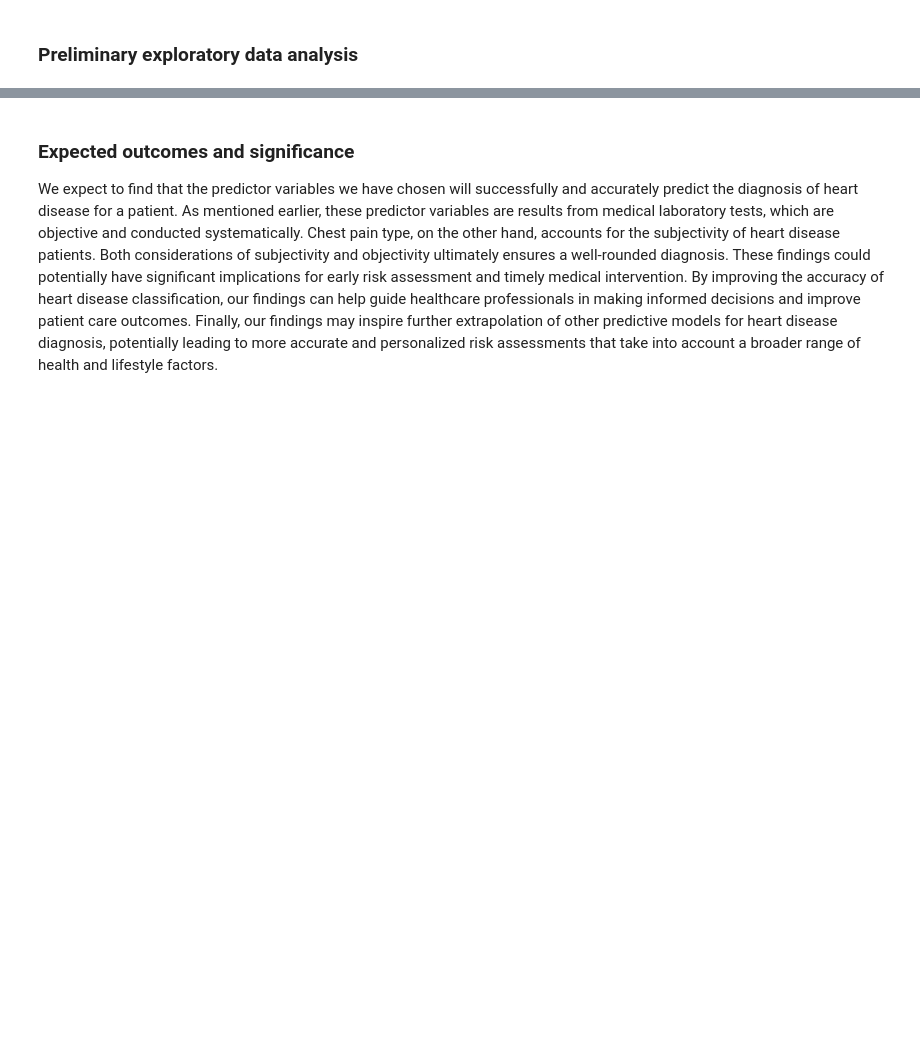
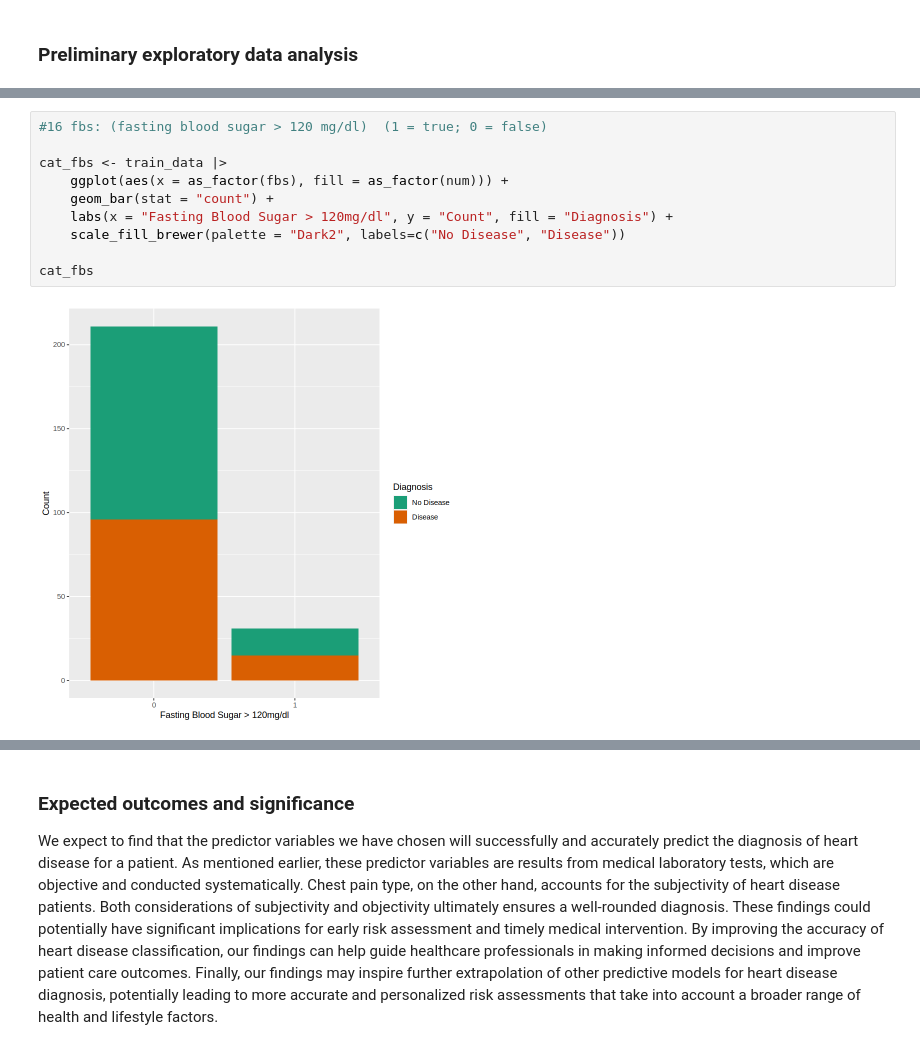
Before and after one commit to altarrok/dsci-100-2023w1-group-44, a Jupyter notebook: proposal.ipynb, the cells around one changed output, grey strips where cells are left out. Saved outputs shown, nothing was run; the diff lists cells and outputs as text; blank space fills up the shorter version.

```diff
--- a/proposal.ipynb
+++ b/proposal.ipynb
@@ -90,0 +121,12 @@ cat_restecg
+# %%
+#16 fbs: (fasting blood sugar > 120 mg/dl)  (1 = true; 0 = false)
+
+cat_fbs <- train_data |>
+    ggplot(aes(x = as_factor(fbs), fill = as_factor(num))) +
+    geom_bar(stat = "count") +
+    labs(x = "Fasting Blood Sugar > 120mg/dl", y = "Count", fill = "Diagnosis") +
+    scale_fill_brewer(palette = "Dark2", labels=c("No Disease", "Disease"))
+
+cat_fbs
+# %% [output]
+[figure, added]
```
Also changed, not shown: parts of 9 cells of this notebook.
